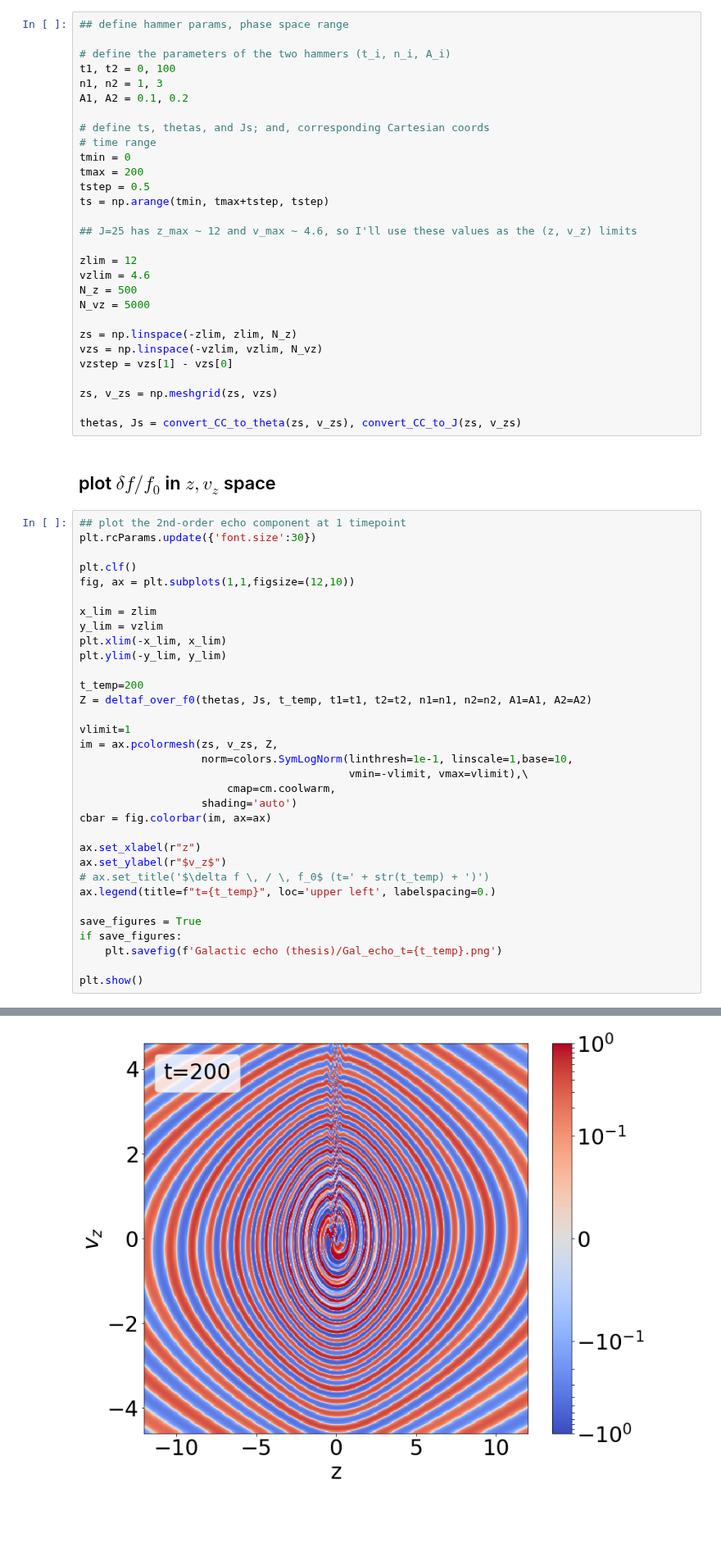
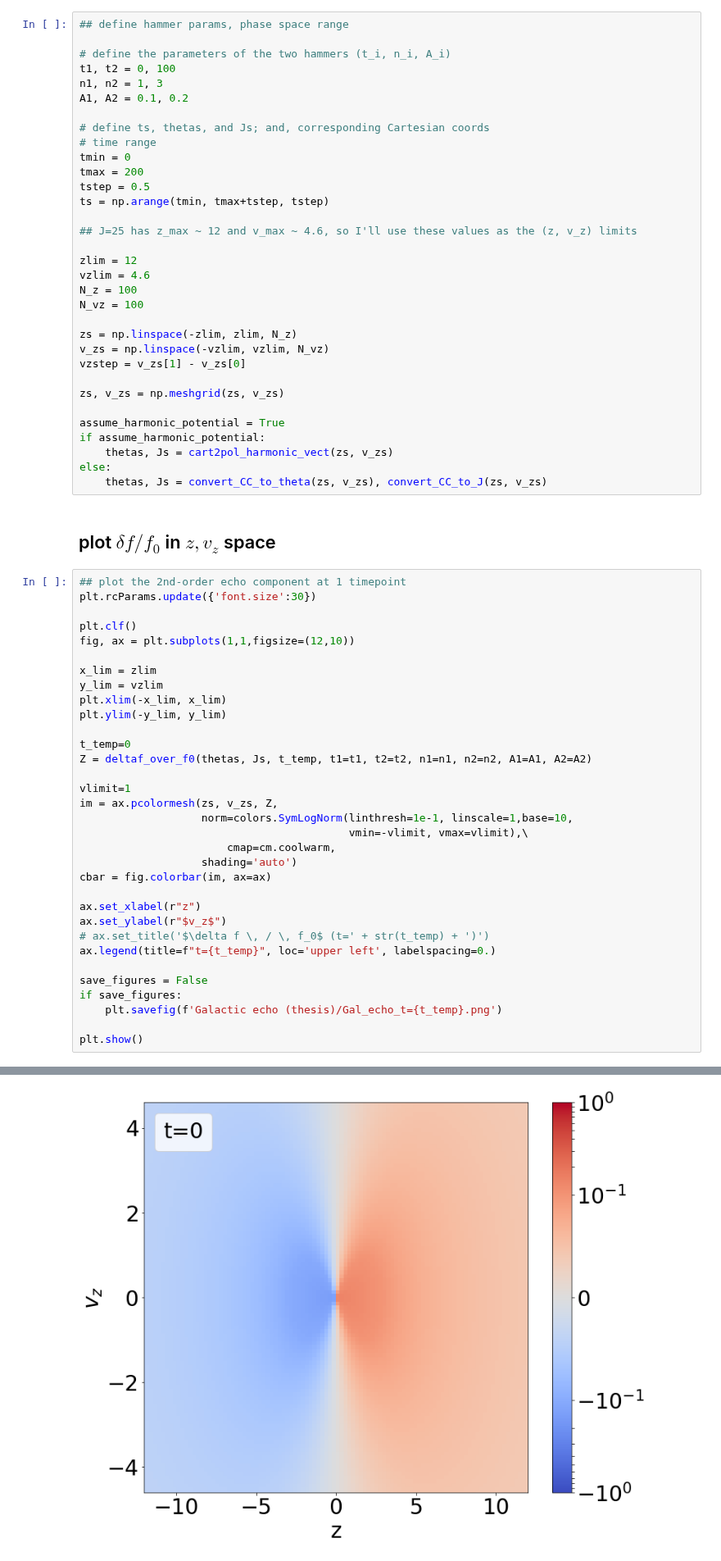
Before and after one commit to Jupiter1994/plasma-echo, a Jupyter notebook: Galactic Phase Mixing and Echo.ipynb, the cells around one changed output, grey strips where cells are left out. Shown at 82% size. Drawn from its saved outputs; the diff is of its cells as text; blank space fills up the shorter version.

Commit message:
using harmonic assumption doesn't recover echo at z=.6

```diff
--- a/Galactic Phase Mixing and Echo.ipynb
+++ b/Galactic Phase Mixing and Echo.ipynb
@@ -636,16 +533,20 @@ ts = np.arange(tmin, tmax+tstep, tstep)
 
 zlim = 12
 vzlim = 4.6
-N_z = 500
-N_vz = 5000
+N_z = 100
+N_vz = 100
 
 zs = np.linspace(-zlim, zlim, N_z)
-vzs = np.linspace(-vzlim, vzlim, N_vz)
-vzstep = vzs[1] - vzs[0]
+v_zs = np.linspace(-vzlim, vzlim, N_vz)
+vzstep = v_zs[1] - v_zs[0]
 
-zs, v_zs = np.meshgrid(zs, vzs)
+zs, v_zs = np.meshgrid(zs, v_zs)
 
-thetas, Js = convert_CC_to_theta(zs, v_zs), convert_CC_to_J(zs, v_zs)
+assume_harmonic_potential = True
+if assume_harmonic_potential:
+    thetas, Js = cart2pol_harmonic_vect(zs, v_zs)
+else:
+    thetas, Js = convert_CC_to_theta(zs, v_zs), convert_CC_to_J(zs, v_zs)
 # %% [markdown]
 ## plot $\delta f/f_0$ in $z,v_z$ space
 # %%
@@ -655,34 +556,34 @@ plt.rcParams.update({'font.size':30})
 plt.clf()
 fig, ax = plt.subplots(1,1,figsize=(12,10))
 
 x_lim = zlim
 y_lim = vzlim
 plt.xlim(-x_lim, x_lim)
 plt.ylim(-y_lim, y_lim)
 
-t_temp=200
+t_temp=0
 Z = deltaf_over_f0(thetas, Js, t_temp, t1=t1, t2=t2, n1=n1, n2=n2, A1=A1, A2=A2)
 
 vlimit=1
 im = ax.pcolormesh(zs, v_zs, Z,
                    norm=colors.SymLogNorm(linthresh=1e-1, linscale=1,base=10,
                                           vmin=-vlimit, vmax=vlimit),\
                        cmap=cm.coolwarm,
                    shading='auto')
 cbar = fig.colorbar(im, ax=ax)
 
 ax.set_xlabel(r"z")
 ax.set_ylabel(r"$v_z$")
 # ax.set_title('$\delta f \, / \, f_0$ (t=' + str(t_temp) + ')')
 ax.legend(title=f"t={t_temp}", loc='upper left', labelspacing=0.)
 
-save_figures = True
+save_figures = False
 if save_figures:
     plt.savefig(f'Galactic echo (thesis)/Gal_echo_t={t_temp}.png')
 
 plt.show()
 # %% [output]
 No handles with labels found to put in legend.
 <Figure size 720x504 with 0 Axes>
-[figure, old version]
+[figure, new version]
 # %%
```
Also changed, not shown: parts of 8 cells of this notebook, 1 other file.
